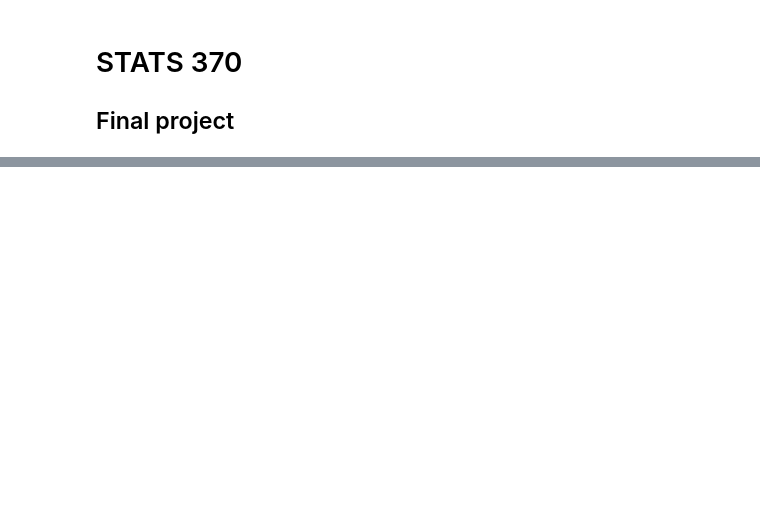
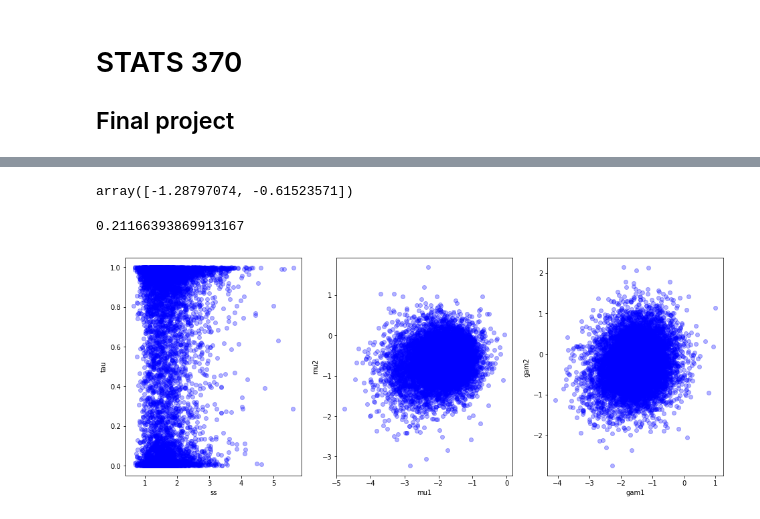
Before and after one commit to etrieschman/gene-expr, a Jupyter notebook: code/Trieschman_STATS370_Final.ipynb, the cells around one changed output, grey strips where cells are left out. Drawn from its saved outputs; the diff is of its cells as text; code cells hidden in the pictures; blank space fills up the shorter version.

```diff
--- a/code/Trieschman_STATS370_Final.ipynb
+++ b/code/Trieschman_STATS370_Final.ipynb
@@ -137,0 +153,2 @@ plot_marginals(xt)
+# %%
+theta = [0.25, 0.5, np.array([0,0]), np.array([0,0])]
@@ -137,0 +205,76 @@ plot_marginals(xt)
+# %%
+def val_gibbs_gam(theta, Y, groups):
+    # unravel theta
+    ss, tau, mu, __ = theta
+
+    #get counts
+    __, ns = np.unique(groups, return_counts=True)
+    n = ns.sum()
+
+    # calculate mean/var
+    gam_denom = ns[1] + ns[2]/4 + ns[3]*(1-tau)**2
+    mean_gam_num = (Y[groups == 2].sum(axis=0) + 0.5*Y[groups == 3].sum(axis=0) + (1-tau)*Y[groups == 4].sum(axis=0) +
+        (ns[2]/4 + ns[3]*tau*(1-tau))*mu)
+    mean_gam = mean_gam_num / gam_denom
+    var_gam = ss / gam_denom
+
+    # generate sample
+    prop_gam = sps.multivariate_normal.rvs(mean=mean_gam, cov=var_gam)
+    return prop_gam
+
+val_gibbs_gam(theta, Y, groups)
+# %% [output]
+array([-1.28797074, -0.61523571])
+# %%
+def val_gibbs_tau(theta, Y, groups, eps=0.00001):
+    # unravel theta
+    ss, __, mu, gam = theta
+
+    #get counts
+    __, ns = np.unique(groups, return_counts=True)
+    n = ns.sum()
+
+    # error handling in case mu == gam (divide by zero error)
+    if (mu == gam).all():
+        denom = eps
+    else:
+        denom = np.dot((mu - gam), (mu - gam))
+
+    mean_tau = np.dot((mu - gam), (Y[groups == 4] - gam).sum(axis=0)) / denom
+    var_tau = ss / (ns[3] * denom)
+    std_tau = np.sqrt(var_tau)
+    tau = sps.truncnorm.rvs(a=(0 - mean_tau) / var_tau,
+                            b=(1 - mean_tau) / var_tau,
+                            loc=mean_tau, scale=var_tau)
+    return tau
+val_gibbs_tau(theta, Y, groups)
+# %% [output]
+0.21166393869913167
+# %%
+T = 10000
+xt = []
+continuous_scan = False
+cond_dists = [val_gibbs_ss, val_gibbs_tau, val_gibbs_mu, val_gibbs_gam]
+
+# Initialize then iterate
+x0 = np.array((0.25, 0.5, np.array([0, 0]), np.array([0, 0])), dtype=object)
+x = x0
+
+for t in tqdm(range(T)):
+    # sample iteratively from conditional distributions
+    # determine scan
+    if continuous_scan:
+        update_idx = np.array(range(4))
+    else:
+        update_idx = np.random.choice(range(4), 4, replace=False)
+    for j in update_idx:
+        x[j] = cond_dists[j](x, Y, groups)
+
+    # record in flattened state
+    xt += [np.hstack(x)]
+
+xt = np.array(xt)
+# %%
+plot_ar(xt, plot_status=False)
+# %% [output]
+[figure, added]
```
Also changed, not shown: parts of 11 cells of this notebook, 2 other files.
